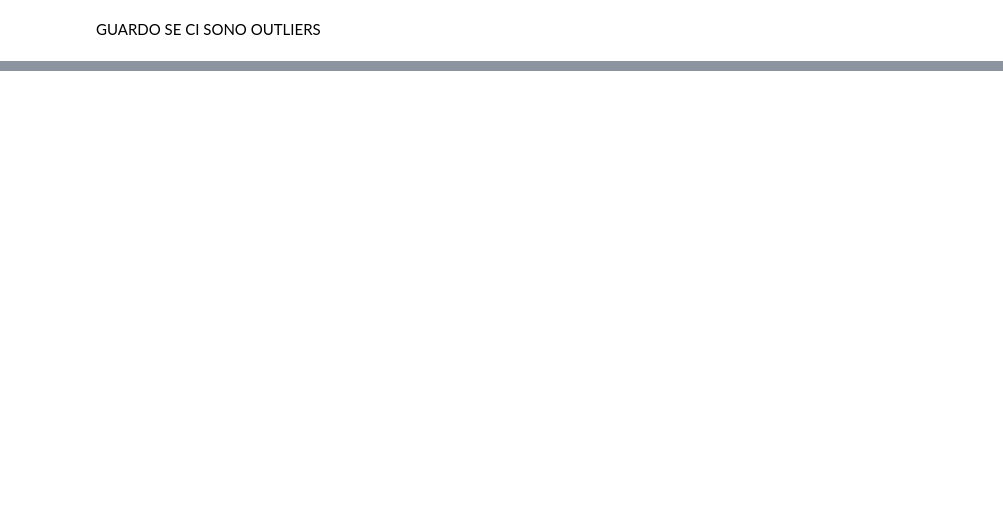
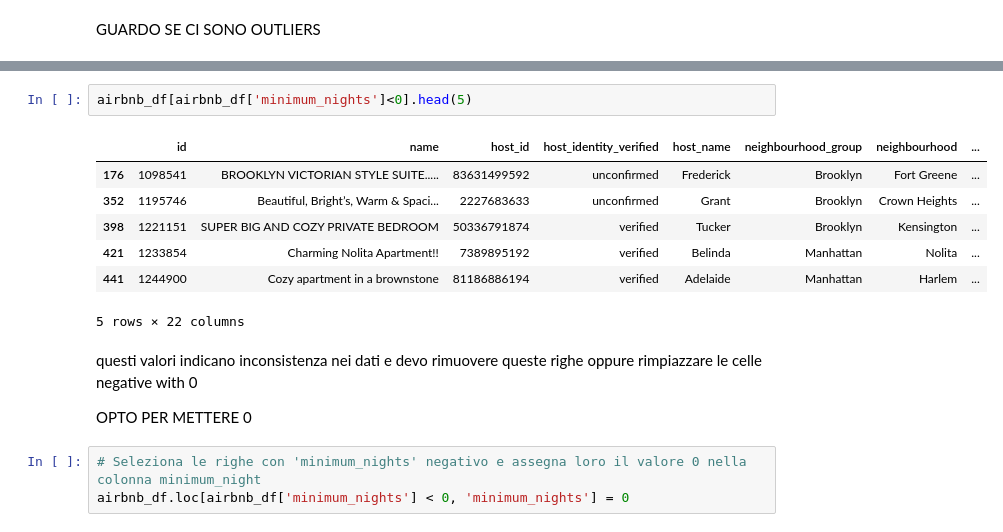
Before and after one commit to AnnaBicelli/Airbnb_Open_Data_project, a Jupyter notebook: Airbnb_Project.ipynb, the cells around one changed output, grey strips where cells are left out. Saved outputs shown, nothing was run; the diff lists cells and outputs as text; blank space fills up the shorter version.

```diff
--- a/Airbnb_Project.ipynb
+++ b/Airbnb_Project.ipynb
@@ -483,0 +673,17 @@ GUARDO SE CI SONO OUTLIERS
+# %%
+airbnb_df[airbnb_df['minimum_nights']<0].head(5)
+# %% [output]
+|  | id | name | host_id | host_identity_verified | host_name | neighbourhood_group | neighbourhood | ... |
+| 176 | 1098541 | BROOKLYN VICTORIAN STYLE SUITE..... | 83631499592 | unconfirmed | Frederick | Brooklyn | Fort Greene | ... |
+| 352 | 1195746 | Beautiful, Bright’s, Warm & Spaci... | 2227683633 | unconfirmed | Grant | Brooklyn | Crown Heights | ... |
+| 398 | 1221151 | SUPER BIG AND COZY PRIVATE BEDROOM | 50336791874 | verified | Tucker | Brooklyn | Kensington | ... |
+| 421 | 1233854 | Charming Nolita Apartment!! | 7389895192 | verified | Belinda | Manhattan | Nolita | ... |
+| 441 | 1244900 | Cozy apartment in a brownstone | 81186886194 | verified | Adelaide | Manhattan | Harlem | ... |
+5 rows × 22 columns
+# %% [markdown]
+questi valori indicano inconsistenza nei dati e devo rimuovere queste righe oppure rimpiazzare le celle negative with 0
+
+OPTO PER METTERE 0
+# %%
+# Seleziona le righe con 'minimum_nights' negativo e assegna loro il valore 0 nella colonna minimum_night
+airbnb_df.loc[airbnb_df['minimum_nights'] < 0, 'minimum_nights'] = 0
```
Also changed, not shown: parts of 48 cells of this notebook.
